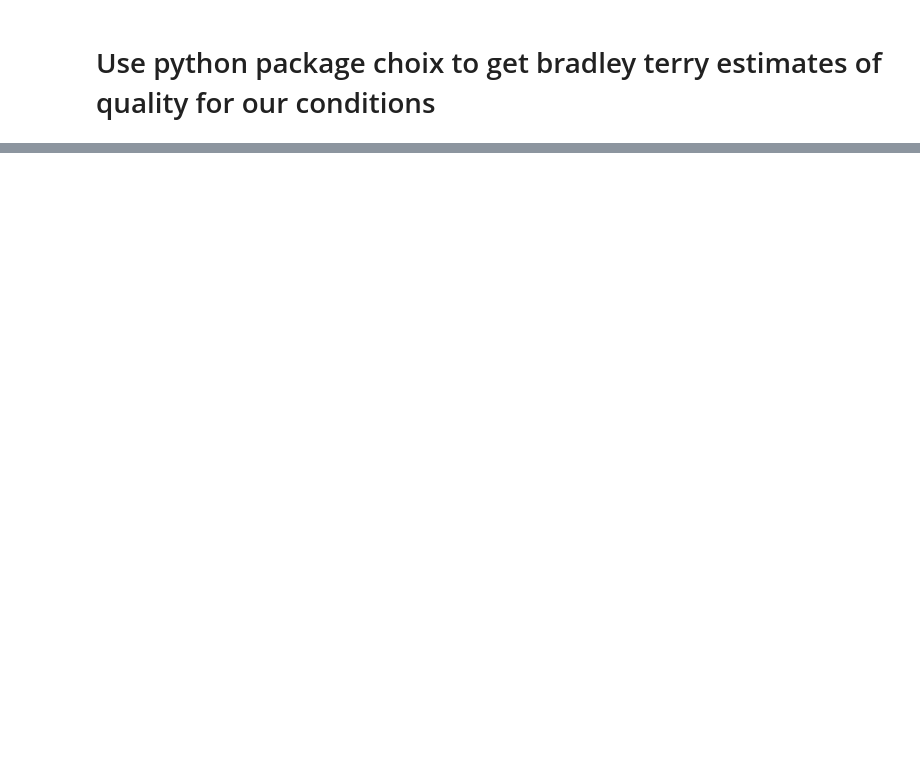
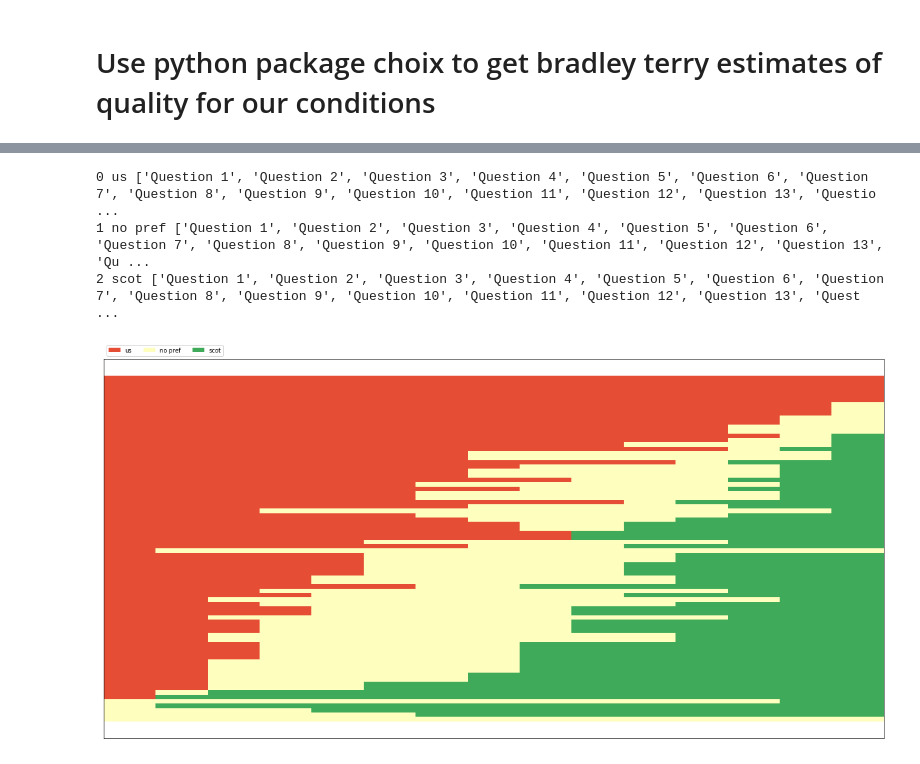
Before and after one commit to jonojace/fairseq, a Jupyter notebook: examples/speech_audio_corrector/ab_test/analyse_qualtrics_listening_test_results.ipynb, the cells around one changed output, grey strips where cells are left out. Drawn from its saved outputs; the diff is of its cells as text; code cells hidden in the pictures; blank space fills up the shorter version.

```diff
--- a/examples/speech_audio_corrector/ab_test/analyse_qualtrics_listening_test_results.ipynb
+++ b/examples/speech_audio_corrector/ab_test/analyse_qualtrics_listening_test_results.ipynb
@@ -387,0 +714,18 @@ plt.savefig('plots/results.pdf', bbox_inches='tight')
+# %%
+def get_barwidths_from_counter(counter):
+    # US
+    if 2 in counter:
+        left = counter[2]
+    else:
+        left = 0
+    # no pref
+    if 3 in counter:
+        middle = counter[3]
+    else:
+        middle = 0
+    # Scot
+    if 1 in counter:
+        right = counter[1]
+    else:
+        right = 0
+    return [left, middle, right]
@@ -387,0 +770,54 @@ plt.savefig('plots/results.pdf', bbox_inches='tight')
+# %%
+category_names = ['us', 'no pref', 'scot']
+
+results = {f'Question {i}': get_barwidths_from_counter(counter) for i, counter in enumerate(h_barchart_data,1)}
+
+
+def survey(results, category_names):
+    """
+    Parameters
+    ----------
+    results : dict
+        A mapping from question labels to a list of answers per category.
+        It is assumed all lists contain the same number of entries and that
+        it matches the length of *category_names*.
+    category_names : list of str
+        The category labels.
+    """
+    labels = list(results.keys())
+    data = np.array(list(results.values()))
+    data_cum = data.cumsum(axis=1)
+    category_colors = plt.colormaps['RdYlGn'](
+        np.linspace(0.15, 0.85, data.shape[1]))
+
+    fig, ax = plt.subplots(figsize=(20, 10))
+    ax.invert_yaxis()
+    ax.xaxis.set_visible(False)
+    ax.set_xlim(0, np.sum(data, axis=1).max())
+
+    for i, (colname, color) in enumerate(zip(category_names, category_colors)):
+        print(i, colname, labels)
+        widths = data[:, i]
+        starts = data_cum[:, i] - widths
+        rects = ax.barh(labels, widths, left=starts, height=1,
+                        label=colname, color=color)
+
+        r, g, b, _ = color
+        text_color = 'white' if r * g * b < 0.5 else 'darkgrey'
+        # ax.bar_label(rects, label_type='center', color=text_color)
+    ax.legend(ncol=len(category_names), bbox_to_anchor=(0, 1),
+              loc='lower left', fontsize='small')
+
+    # turn off y axis labels
+    ax.axes.yaxis.set_visible(False)
+
+    return fig, ax
+
+
+survey(results, category_names)
+plt.show()
+# %% [output]
+0 us ['Question 1', 'Question 2', 'Question 3', 'Question 4', 'Question 5', 'Question 6', 'Question 7', 'Question 8', 'Question 9', 'Question 10', 'Question 11', 'Question 12', 'Question 13', 'Questio ...
+1 no pref ['Question 1', 'Question 2', 'Question 3', 'Question 4', 'Question 5', 'Question 6', 'Question 7', 'Question 8', 'Question 9', 'Question 10', 'Question 11', 'Question 12', 'Question 13', 'Qu ...
+2 scot ['Question 1', 'Question 2', 'Question 3', 'Question 4', 'Question 5', 'Question 6', 'Question 7', 'Question 8', 'Question 9', 'Question 10', 'Question 11', 'Question 12', 'Question 13', 'Quest ...
+[figure, added]
```
Also changed, not shown: parts of 41 cells of this notebook, 1 other file.
